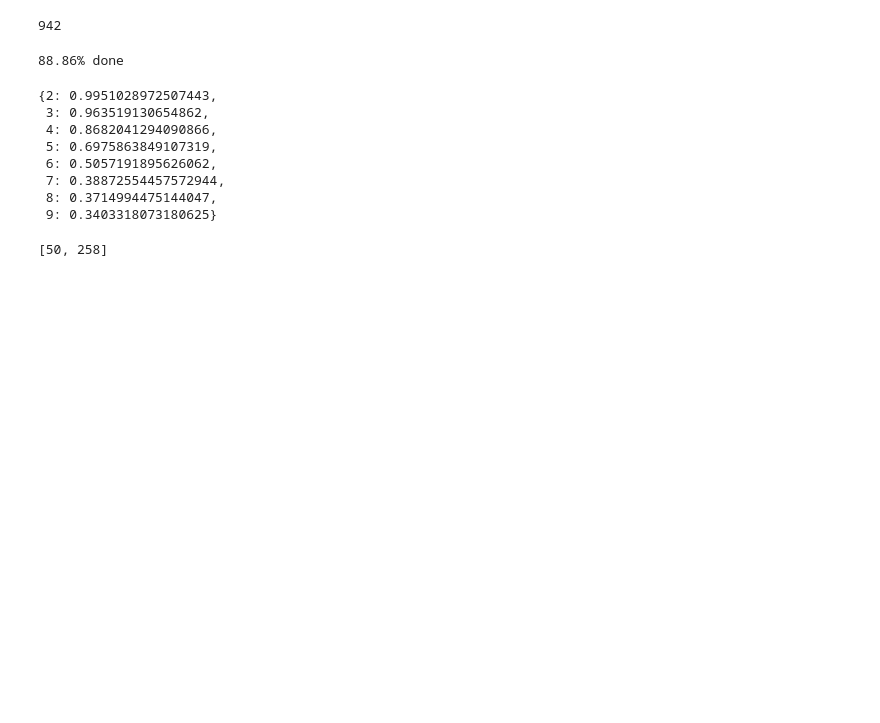
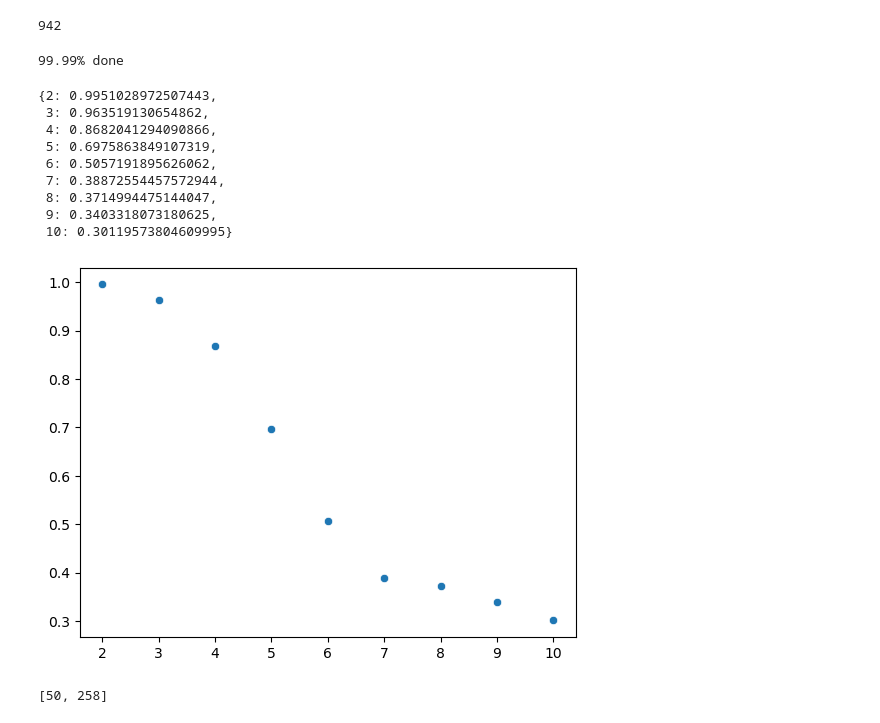
Before and after one commit to ZachMajernik/DataScience2, a Jupyter notebook: Launch&ExitTickets/ExitTicket_3-11.ipynb, the cells around one changed output. Saved outputs shown, nothing was run; the diff lists cells and outputs as text; code cells hidden in the pictures; blank space fills up the shorter version.

```diff
--- a/Launch&ExitTickets/ExitTicket_3-11.ipynb
+++ b/Launch&ExitTickets/ExitTicket_3-11.ipynb
@@ -74,11 +54,11 @@ def findNumMovies(df, numModes, total):
     scores = {}
     clusters = len(pivotDF)
     for i in range(2, clusters):
-        agg = AgglomerativeClustering(n_clusters=i, metric='euclidean', linkage='ward')
+        agg = AgglomerativeClustering(n_clusters=i, affinity='euclidean', linkage='ward')
         agg = agg.fit(pivotDF)
         ss_avg = silhouette_score(pivotDF, agg.labels_)
         scores[i] = ss_avg
-        percentDone = round(((((i-1)/clusters)/(total))+((numModes-2)/total))*100,2)
+        percentDone = round(((((i-1)/(clusters-1))/(total))+((numModes-2)/total))*100,2)
         clear_output(wait=True)
         time.sleep(0.001)
         print(str(percentDone) + "% done")
@@ -87,11 +67,11 @@ def findNumMovies(df, numModes, total):
 # %%
 bestScores = {}
 topRange = 10
-for i in range(2, 10):
+for i in range(2, topRange+1):
     bestScore = findNumMovies(reviews, i, topRange-1)
     bestScores[i] = bestScore
 # %% [output]
-88.86% done
+99.99% done
 # %%
 bestScores
 # %% [output]
@@ -102,5 +82,12 @@ bestScores
  6: 0.5057191895626062,
  7: 0.38872554457572944,
  8: 0.3714994475144047,
- 9: 0.3403318073180625}
+ 9: 0.3403318073180625,
+ 10: 0.30119573804609995}
+# %%
+#3 seems to be the best elbow point for top movies
+sns.scatterplot(x=bestScores.keys(), y=bestScores.values()) #30 is the optimal number of clusters
+plt.show()
+# %% [output]
+[figure, added]
 # %%
```
Also changed, not shown: parts of 4 cells of this notebook, 1 other file.
